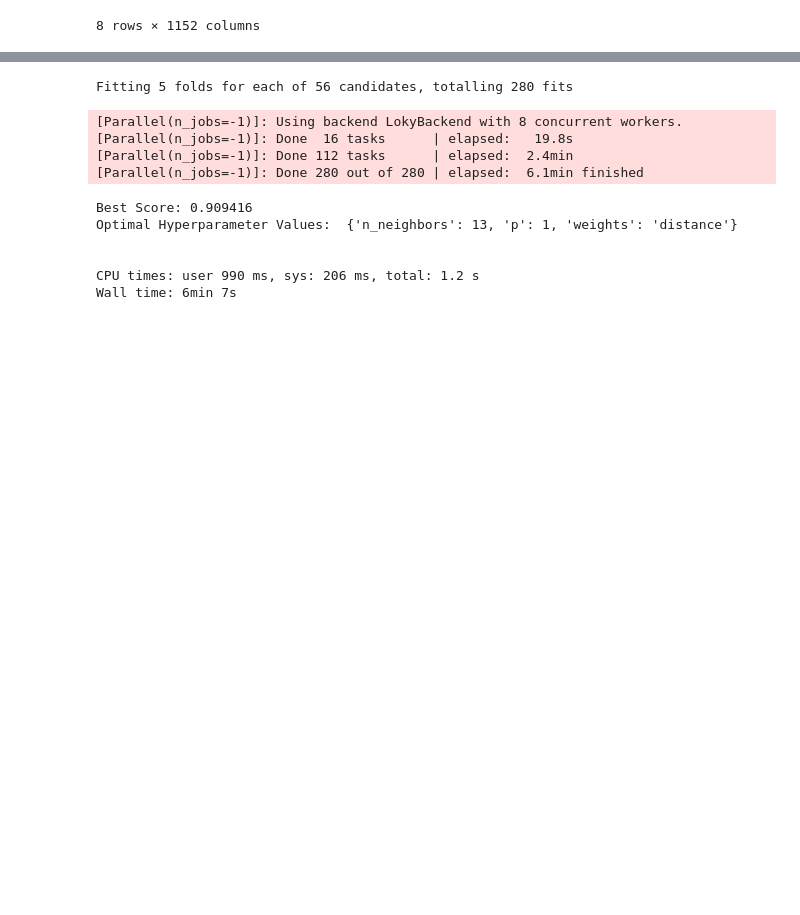
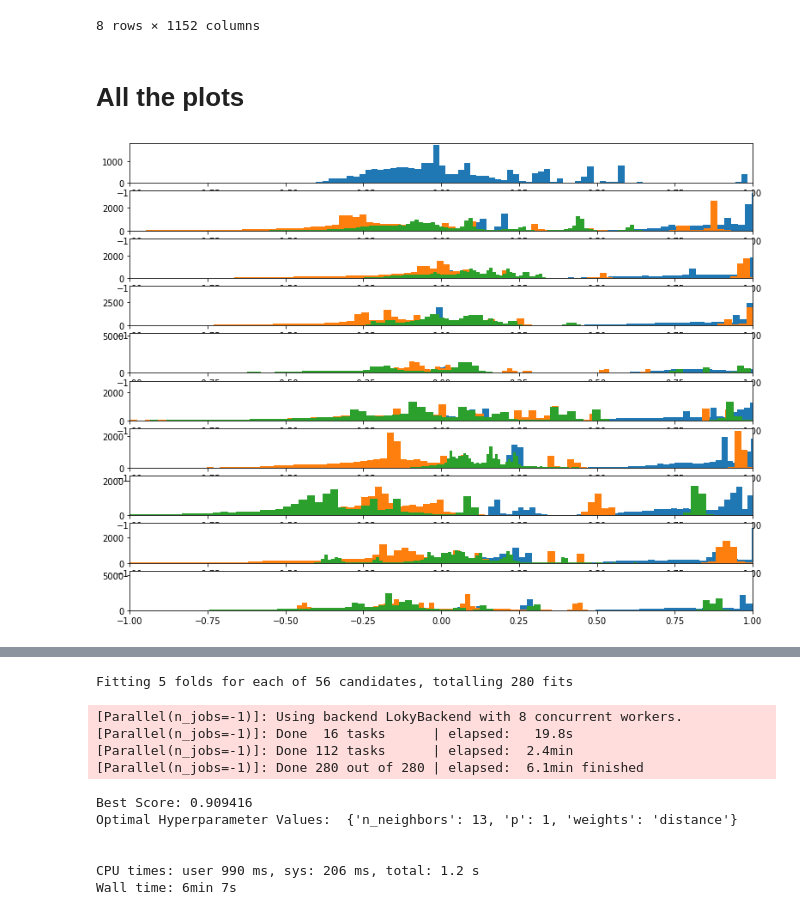
Before and after one commit to syeap2/CSCE478_ml, a Jupyter notebook: Final-Project/Final Project.ipynb, the cells around one changed output, grey strips where cells are left out. Saved outputs shown, nothing was run; the diff lists cells and outputs as text; code cells hidden in the pictures; blank space fills up the shorter version.

Commit message:
Plotted graphs and f1 scores

```diff
--- a/Final-Project/Final Project.ipynb
+++ b/Final-Project/Final Project.ipynb
@@ -197,0 +199,2 @@ Describe Raw x_test:
+# %% [markdown]
+# All the plots
@@ -197,0 +264,26 @@ Describe Raw x_test:
+# %%
+# plot histograms for multiple subjects
+# for total acceleration data
+def plot_subject_histograms(X, y, sub_map, n=10):
+    plt.figure(figsize=(13, 10))
+    # get unique subjects
+    subjects = unique(sub_map[:,0])
+    # enumerate subjects
+    x_axis = None
+    for i in range(n):
+        subject_id = subjects[i]
+        # get data for one subject
+        subjectData, _ = data_for_subject(X, y, sub_map, subject_id)
+        # total acc
+        for j in range(3):
+            axes_subplot = plt.subplot(n, 1, i+1, sharex=x_axis)
+            axes_subplot.set_xlim(-1,1)
+            if i == 0:
+                 x_axis = axes_subplot
+            plt.hist(to_series(subjectData[:,:,j]), bins=100)
+    plt.show()
+
+# plot histograms for subjects
+plot_subject_histograms(X, y, subject_map)
+# %% [output]
+[figure, added]
```
Also changed, not shown: parts of 17 cells of this notebook.
